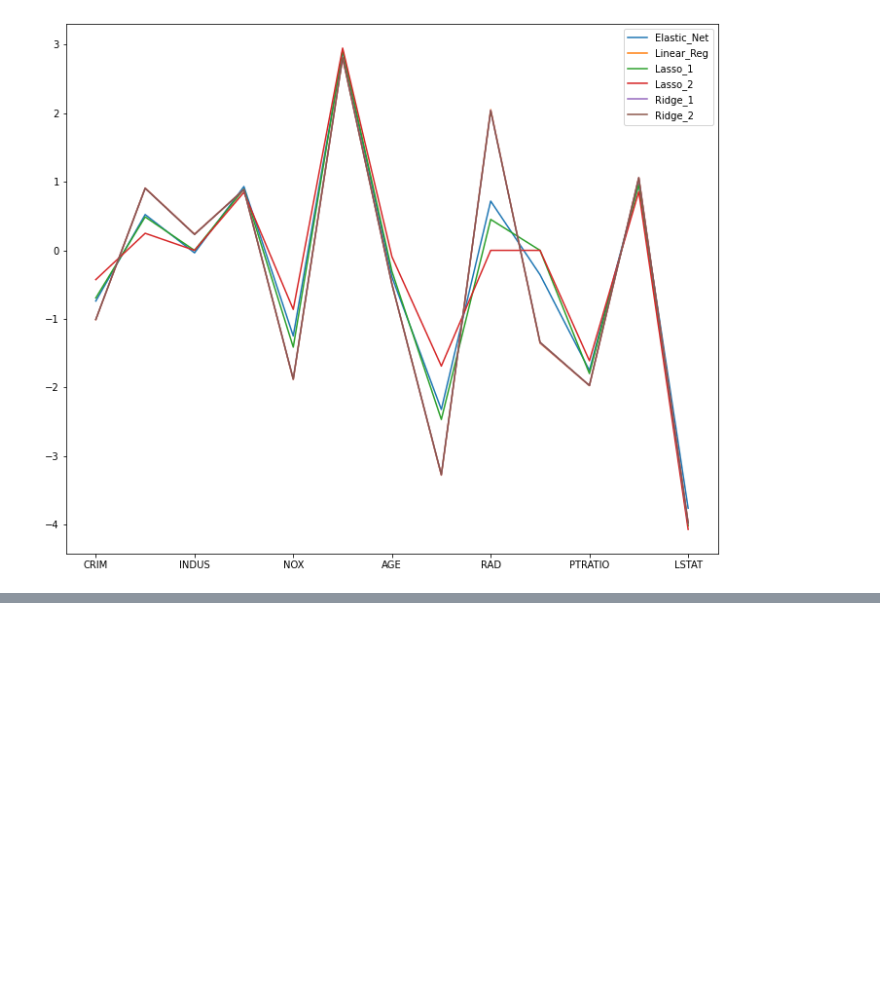
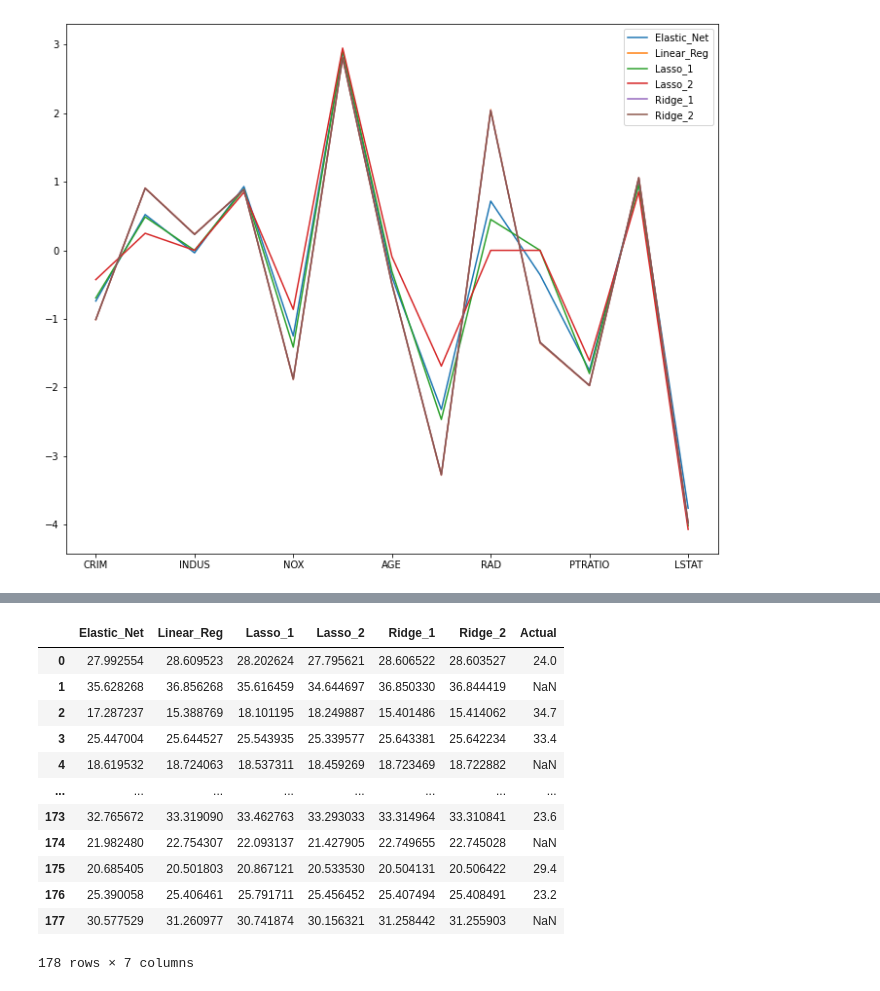
Before and after one commit to philipakomolafe/ml_dev, a Jupyter notebook: 1_.ipynb, the cells around one changed output, grey strips where cells are left out. Cells and saved outputs as stored; diff of their text form; code cells hidden in the pictures; blank space fills up the shorter version.

```diff
--- a/1_.ipynb
+++ b/1_.ipynb
@@ -244,0 +274,25 @@ coefficient_df.shape
+# %%
+df_predict = pd.DataFrame(data= prediction_dict)
+
+#Initiating the Actual Prices to Dataframe.
+df_predict["Actual"] = y_test
+
+#Saving File as predicted_price
+df_predict.to_csv("predicted_price", index= False)
+
+# prediction_dict.keys()
+df_predict
+# %% [output]
+|  | Elastic_Net | Linear_Reg | Lasso_1 | Lasso_2 | Ridge_1 | Ridge_2 | Actual |
+| 0 | 27.992554 | 28.609523 | 28.202624 | 27.795621 | 28.606522 | 28.603527 | 24.0 |
+| 1 | 35.628268 | 36.856268 | 35.616459 | 34.644697 | 36.850330 | 36.844419 | NaN |
+| 2 | 17.287237 | 15.388769 | 18.101195 | 18.249887 | 15.401486 | 15.414062 | 34.7 |
+| 3 | 25.447004 | 25.644527 | 25.543935 | 25.339577 | 25.643381 | 25.642234 | 33.4 |
+| 4 | 18.619532 | 18.724063 | 18.537311 | 18.459269 | 18.723469 | 18.722882 | NaN |
+| ... | ... | ... | ... | ... | ... | ... | ... |
+| 173 | 32.765672 | 33.319090 | 33.462763 | 33.293033 | 33.314964 | 33.310841 | 23.6 |
+| 174 | 21.982480 | 22.754307 | 22.093137 | 21.427905 | 22.749655 | 22.745028 | NaN |
+| 175 | 20.685405 | 20.501803 | 20.867121 | 20.533530 | 20.504131 | 20.506422 | 29.4 |
+| 176 | 25.390058 | 25.406461 | 25.791711 | 25.456452 | 25.407494 | 25.408491 | 23.2 |
+| 177 | 30.577529 | 31.260977 | 30.741874 | 30.156321 | 31.258442 | 31.255903 | NaN |
+178 rows × 7 columns
```
Also changed, not shown: parts of 10 cells of this notebook.
